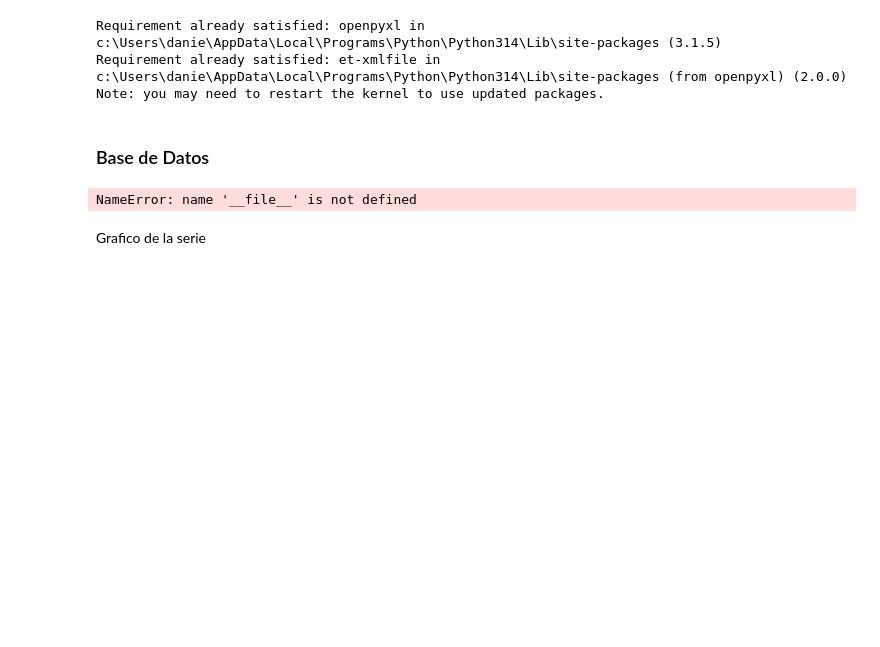
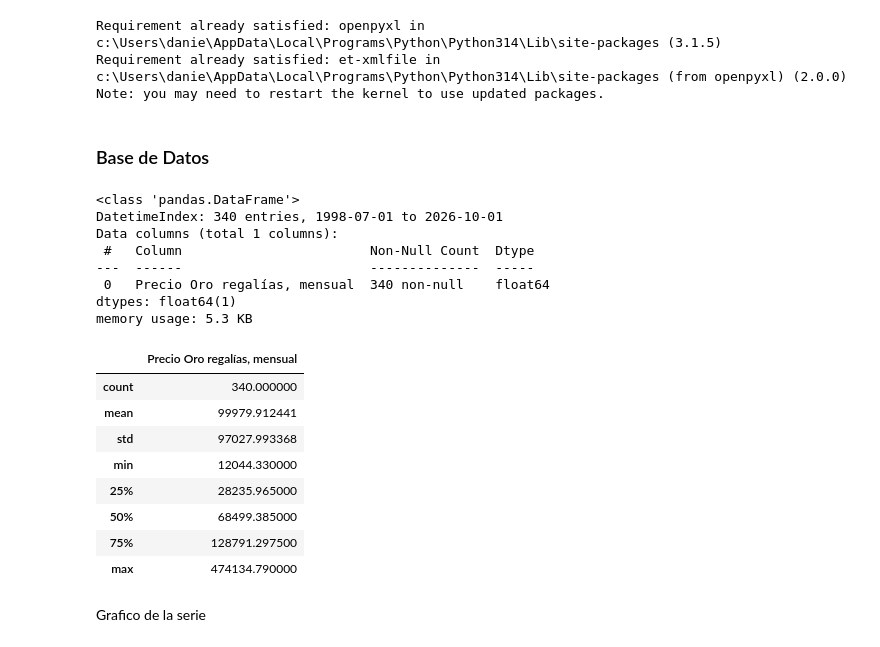
Before and after one commit to LilDioooFG/Econometria-2---Poster-Precio-del-oro-, a Jupyter notebook: Codigo_Poster.ipynb, the cells around one changed output. Cells and saved outputs as stored; diff of their text form; code cells hidden in the pictures; blank space fills up the shorter version.

```diff
--- a/Codigo_Poster.ipynb
+++ b/Codigo_Poster.ipynb
@@ -22,21 +22,37 @@ Note: you may need to restart the kernel to use updated packages.
 # %% [markdown]
 ### Base de Datos
 # %%
-Base_Dir = Path(__file__).resolve().parents[0]     #__file__ hace referencia al archivo actual de pyhton
-Directorio = Base_Dir / "Base de datos - Poster"
-Ruta = Directorio / "Base de datos - Poster.xlsx"
+ruta_proyecto= Path("")
+archivo_datos=ruta_proyecto/"Base de datos - Poster.xlsx"
+
 
 df = pd.read_excel(archivo_datos, sheet_name="Datos", skiprows=[1])
 
 df["Fecha"] = pd.to_datetime(df["Fecha"], errors='coerce')
 
 df= df.dropna().reset_index(drop=True)
 df.set_index('Fecha', inplace=True)
 
 df.info()
 df.describe()
 # %% [output]
-NameError: name '__file__' is not defined
+<class 'pandas.DataFrame'>
+DatetimeIndex: 340 entries, 1998-07-01 to 2026-10-01
+Data columns (total 1 columns):
+ #   Column                        Non-Null Count  Dtype
+---  ------                        --------------  -----
+ 0   Precio Oro regalías, mensual  340 non-null    float64
+dtypes: float64(1)
+memory usage: 5.3 KB
+|  | Precio Oro regalías, mensual |
+| count | 340.000000 |
+| mean | 99979.912441 |
+| std | 97027.993368 |
+| min | 12044.330000 |
+| 25% | 28235.965000 |
+| 50% | 68499.385000 |
+| 75% | 128791.297500 |
+| max | 474134.790000 |
 # %% [markdown]
 Grafico de la serie
 # %%
```
Also changed, not shown: parts of 2 cells of this notebook, 1 other file.
